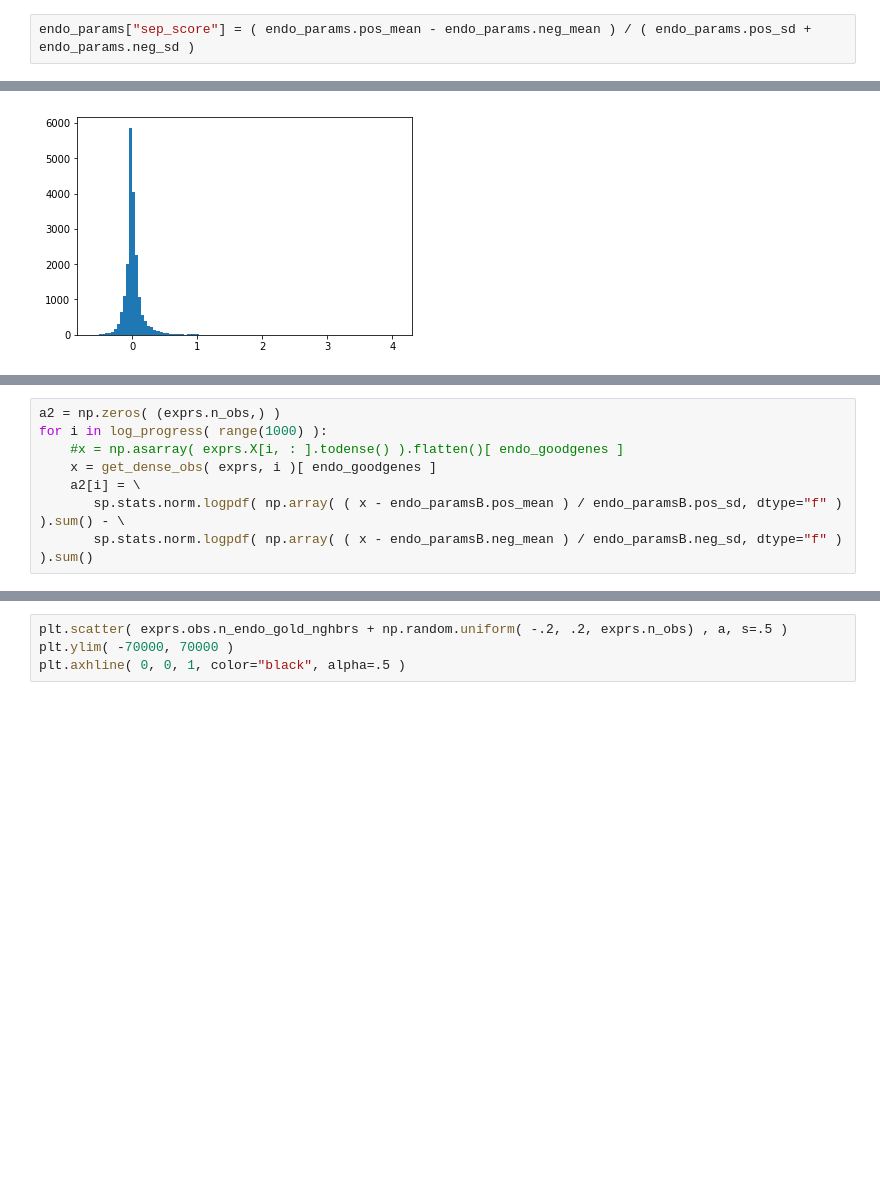
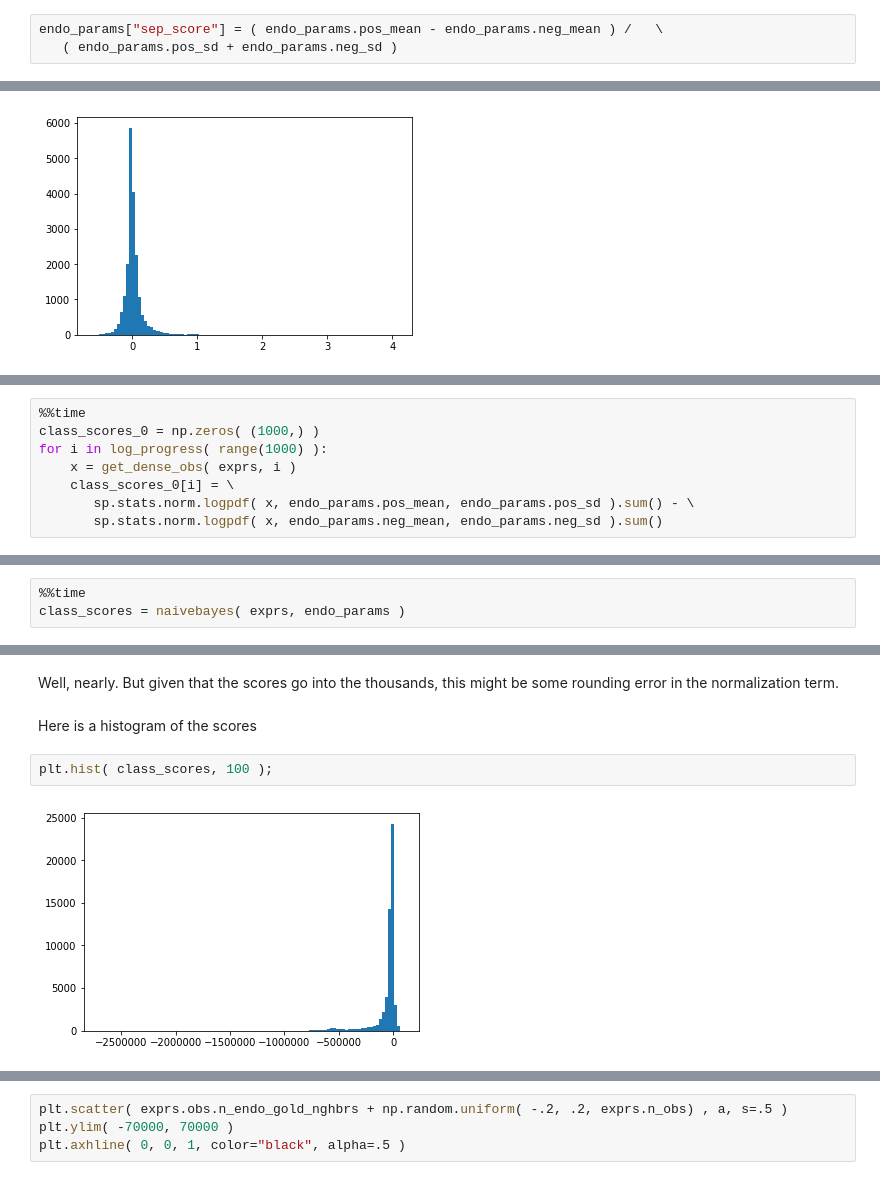
Before and after one commit to anders-biostat/sc_methods, a Jupyter notebook: Tm_dist/endo_neighbours.ipynb, the cells around one changed output, grey strips where cells are left out. Saved outputs shown, nothing was run; the diff lists cells and outputs as text; blank space fills up the shorter version.

```diff
--- a/Tm_dist/endo_neighbours.ipynb
+++ b/Tm_dist/endo_neighbours.ipynb
@@ -184,2 +186,3 @@ Get separation scores
 # %%
-endo_params["sep_score"] = ( endo_params.pos_mean - endo_params.neg_mean ) / ( endo_params.pos_sd + endo_params.neg_sd )
+endo_params["sep_score"] = ( endo_params.pos_mean - endo_params.neg_mean ) /   \
+   ( endo_params.pos_sd + endo_params.neg_sd )
@@ -279,8 +195,0 @@ Wall time: 8 s
-# %%
-a2 = np.zeros( (exprs.n_obs,) )
-for i in log_progress( range(1000) ):
-    #x = np.asarray( exprs.X[i, : ].todense() ).flatten()[ endo_goodgenes ]
-    x = get_dense_obs( exprs, i )[ endo_goodgenes ]
-    a2[i] = \
-       sp.stats.norm.logpdf( np.array( ( x - endo_paramsB.pos_mean ) / endo_paramsB.pos_sd, dtype="f" ) ).sum() - \
-       sp.stats.norm.logpdf( np.array( ( x - endo_paramsB.neg_mean ) / endo_paramsB.neg_sd, dtype="f" ) ).sum()
@@ -322,0 +258,8 @@ plt.axhline( 0, 0, 1, color="black", alpha=.5 )
+# %%
+%%time
+class_scores_0 = np.zeros( (1000,) )
+for i in log_progress( range(1000) ):
+    x = get_dense_obs( exprs, i )
+    class_scores_0[i] = \
+       sp.stats.norm.logpdf( x, endo_params.pos_mean, endo_params.pos_sd ).sum() - \
+       sp.stats.norm.logpdf( x, endo_params.neg_mean, endo_params.neg_sd ).sum()
@@ -322,0 +328,3 @@ plt.axhline( 0, 0, 1, color="black", alpha=.5 )
+# %%
+%%time
+class_scores = naivebayes( exprs, endo_params )
@@ -322,0 +357,8 @@ plt.axhline( 0, 0, 1, color="black", alpha=.5 )
+# %% [markdown]
+Well, nearly. But given that the scores go into the thousands, this might be some rounding error in the normalization term.
+# %% [markdown]
+Here is a histogram of the scores
+# %%
+plt.hist( class_scores, 100 );
+# %% [output]
+[figure, added]
```
Also changed, not shown: parts of 53 cells of this notebook.
